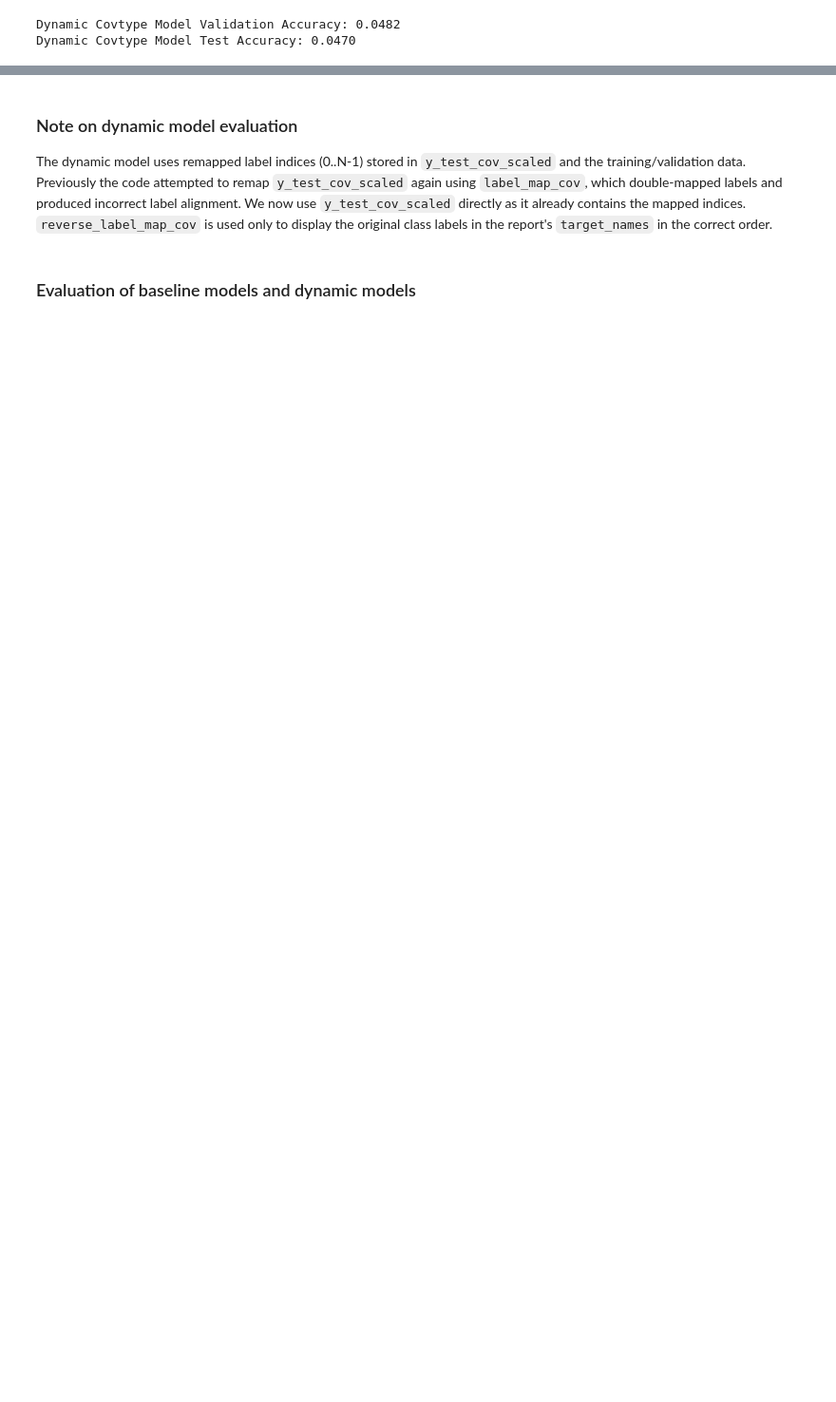
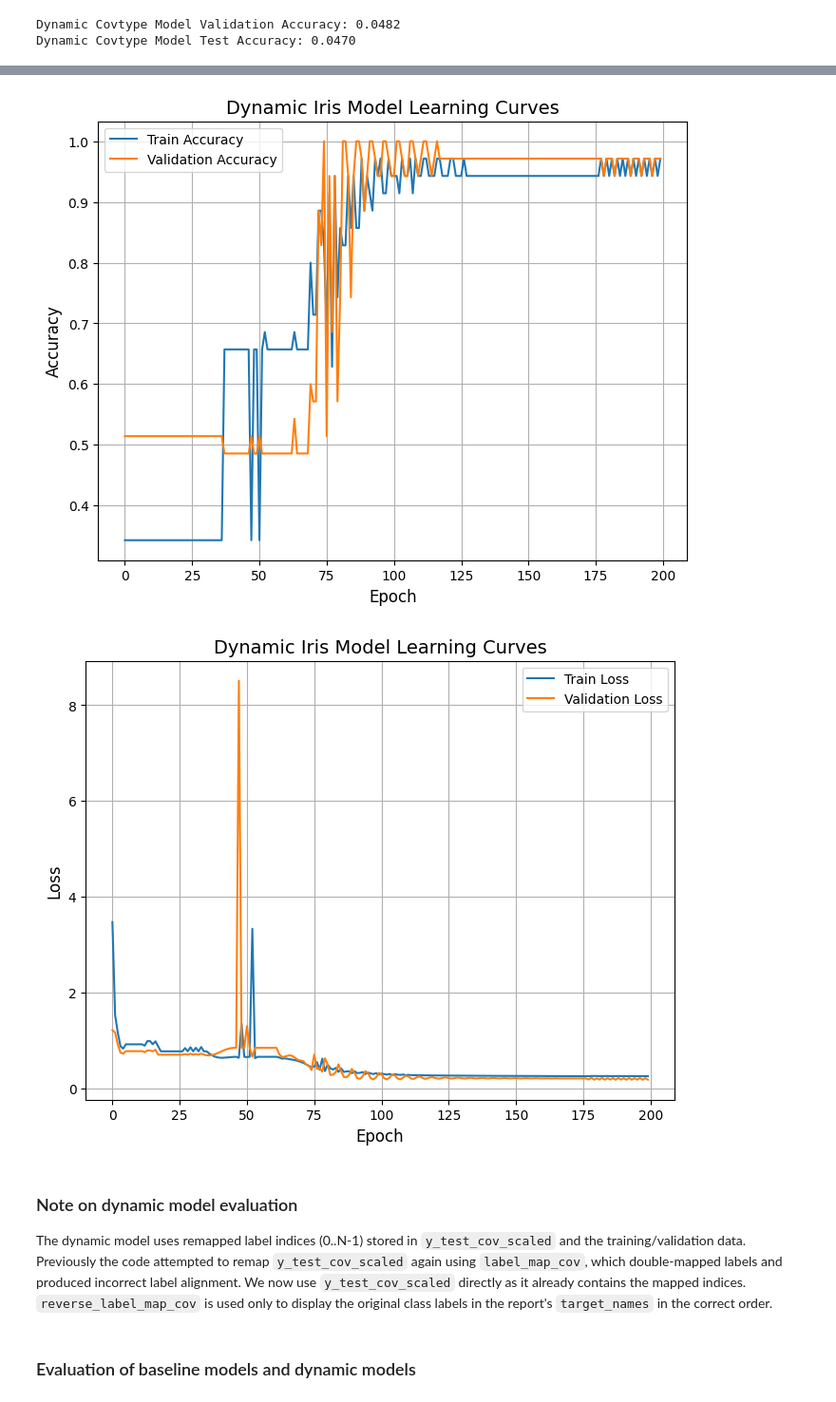
Before and after one commit to grantxxcoder/25849646rw441Assignment3, a Jupyter notebook: src/code.ipynb, the cells around one changed output, grey strips where cells are left out. Shown: that part at 95% size. Saved outputs shown, nothing was run; the diff lists cells and outputs as text; code cells hidden in the pictures; blank space fills up the shorter version.

Commit message:
Model works with tuning of parameters

```diff
--- a/src/code.ipynb
+++ b/src/code.ipynb
@@ -182,3 +249,14 @@ Name: count, dtype: int64
+# %%
+X_train_iris_init = df_iris_train.drop('label', axis=1)
+y_train_iris = df_iris_train['label']
+
+X_test_iris_init = df_iris_test.drop('label', axis=1)
+y_test_iris = df_iris_test['label']
+
+X_train_iris = torch.tensor(X_train_iris_init.values, dtype=torch.float32).to(device)
+y_train_iris = torch.tensor(y_train_iris.values, dtype=torch.long).to(device)
+X_test_iris = torch.tensor(X_test_iris_init.values, dtype=torch.float32).to(device)
+y_test_iris = torch.tensor(y_test_iris.values, dtype=torch.long).to(device)
 # %% [markdown]
 ### Covtype dataset
 # %%
@@ -460,6 +584,7 @@ def ensure_orig_uid(df):
 
 dfs_cov_all_train = [ensure_orig_uid(df_train_cov_scaled[df_train_cov_scaled['label'] == i].reset_index(drop=True)) for i in range(7)]
 dfs_fashion_all_train = [ensure_orig_uid(df_train_fashion[df_train_fashion['label'] == i].reset_index(drop=True)) for i in range(10)]
+dfs_iris_all_train =  [ensure_orig_uid(df_iris_train[df_iris_train['label'] == i].reset_index(drop=True)) for i in range(3)]
 
 dfs_cov_all_train[0]
 # %% [output]
@@ -580,3 +705,19 @@ Example entries from class 1 train:
 38  0.0  0.0  0.0  0.0  0.0      4
 
 [5 rows x 785 columns]
+# %%
+dfs_iris_all_train.sort(key=lambda x: len(x), reverse=False)
+sorted_label_order_iris = [df['label'].iloc[0] for df in dfs_iris_all_train]
+range_iris = range(0, len(sorted_label_order_iris))
+label_map_iris = dict(zip(sorted_label_order_iris, range_iris))
+
+print(f"label order map for iris: {label_map_iris}")
+# assign the value from the map to the train and test set label
+dfs_iris_all_train = [df.assign(label=label_map_iris[df['label'].iloc[0]]) for df in dfs_iris_all_train]
+dfs_iris_all_test = [df_iris_test[df_iris_test['label'] == lbl].assign(label=label_map_iris[lbl]) for lbl in sorted_label_order_iris]
+
+print("DataFrames sorted by class size.")
+print(f"Size of each class in Iris train: {[len(df) for df in dfs_iris_all_train]}")
+print(f"Label for iris order: {sorted_label_order_iris}")
+print(f"Example entries from class 1 train:\n{dfs_iris_all_train[0].head()} and class 1 test:\n{dfs_iris_all_test[0].head()}")
+print(f"Example entries from class 2 train:\n{dfs_iris_all_train[2].head()} and class 2 test:\n{dfs_iris_all_test[2].head()}")
@@ -1012,0 +1070,9 @@ Test labels not seen in train: []
+# %%
+input_dim_iris = X_train_iris.shape[1]
+activation_iris = optimal_params_iris_dynamic['activation']
+model_iris_dynamic = DynamicMLP(input_dim_iris).to(device)
+optimizer_iris_dynamic = torch.optim.Adam(model_iris_dynamic.parameters(), lr=optimal_params_iris_dynamic['lr'])
+criterion = nn.CrossEntropyLoss()
+train_acc_iris, test_acc_iris, train_losses_iris, val_losses_iris = train_complex_model(model_iris_dynamic, optimizer_iris_dynamic, criterion, optimal_params_iris_dynamic, dfs_iris_all_train, dfs_iris_all_test, epochs=200, debug=True)
+
+model_iris_dynamic.print_structure()
@@ -1012,0 +1217,5 @@ Test labels not seen in train: []
+# %%
+plot_learning_curves(train_acc_iris, test_acc_iris, train_losses_iris, val_losses_iris, title="Dynamic Iris Model Learning Curves")
+# %% [output]
+[figure, added]
+[figure, added]
```
Also changed, not shown: parts of 28 cells of this notebook, 3 other files.
